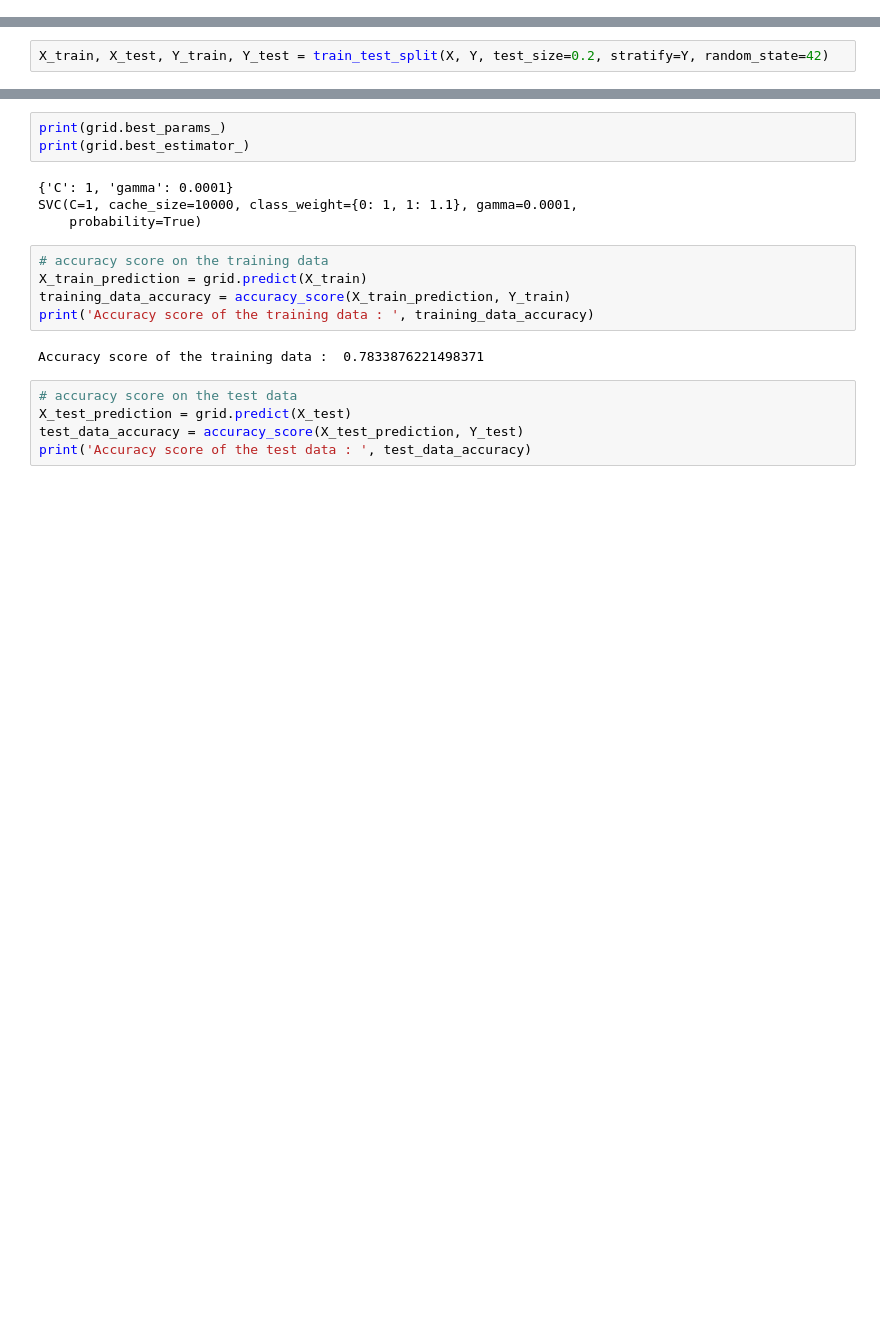
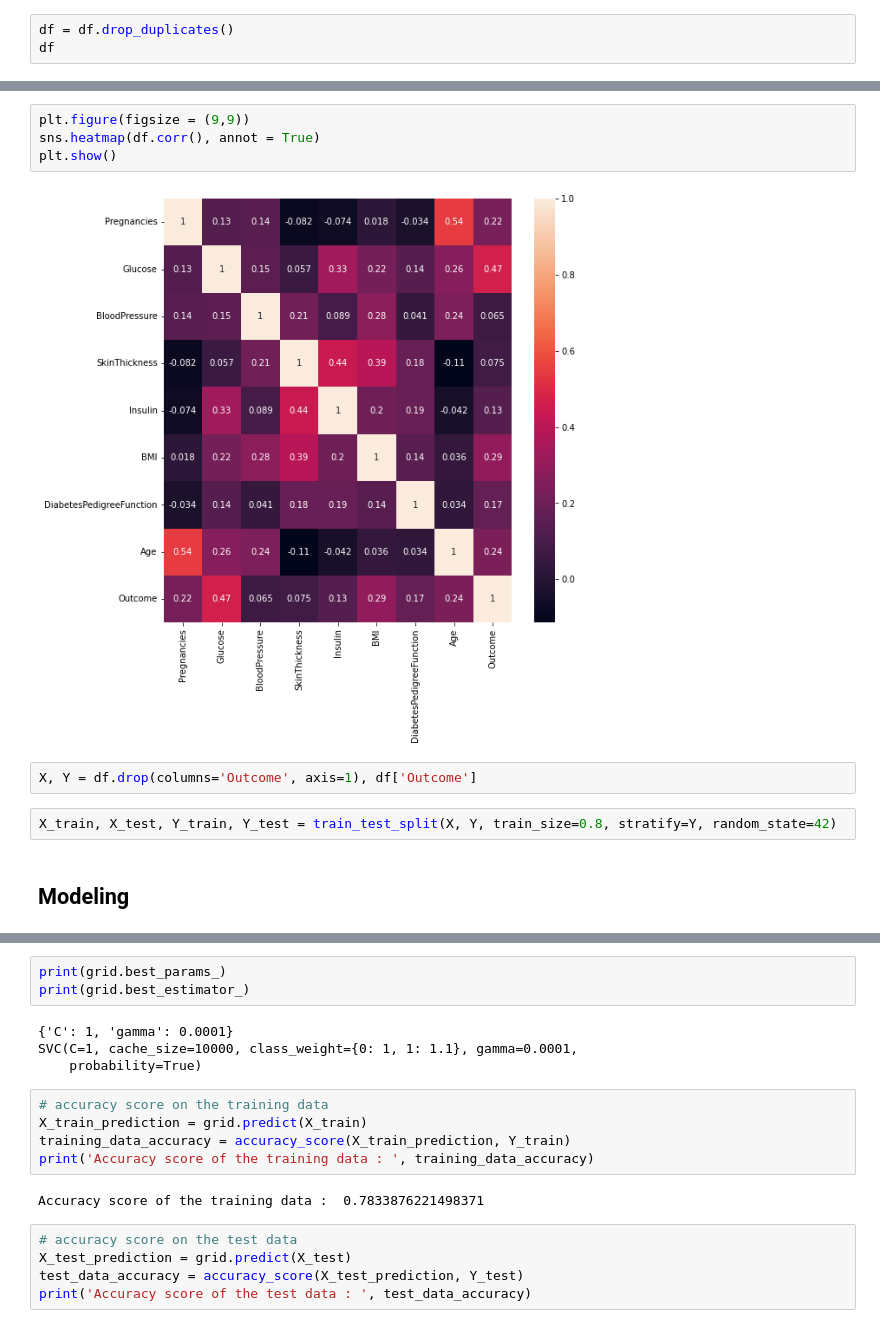
Before and after one commit to marselinusphs/yg-penting-ngumpul, a Jupyter notebook: Untitled.ipynb, the cells around one changed output, grey strips where cells are left out. Cells and saved outputs as stored; diff of their text form; blank space fills up the shorter version.

```diff
--- a/Untitled.ipynb
+++ b/Untitled.ipynb
@@ -13,0 +47,3 @@ X, Y = df.drop(columns='Outcome', axis=1), df['Outcome']
+# %%
+df = df.drop_duplicates()
+df
@@ -14,5 +90,15 @@ X, Y = df.drop(columns='Outcome', axis=1), df['Outcome']
+# %%
+plt.figure(figsize = (9,9))
+sns.heatmap(df.corr(), annot = True)
+plt.show()
+# %% [output]
+[figure, added]
+# %%
+X, Y = df.drop(columns='Outcome', axis=1), df['Outcome']
 # %%
-X_train, X_test, Y_train, Y_test = train_test_split(X, Y, test_size=0.2, stratify=Y, random_state=42)
+X_train, X_test, Y_train, Y_test = train_test_split(X, Y, train_size=0.8, stratify=Y, random_state=42)
+# %% [markdown]
+## Modeling
 # %%
 param_grid = {
     'C': [0.1, 1, 10, 100, 1000],
```
Also changed, not shown: parts of 16 cells of this notebook, 4 other files.
